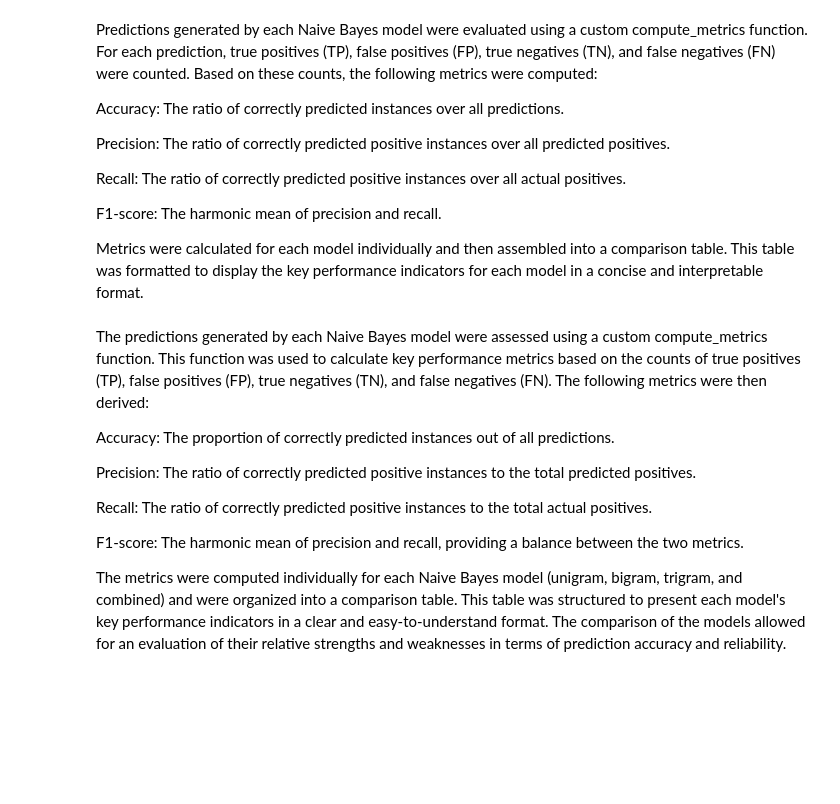
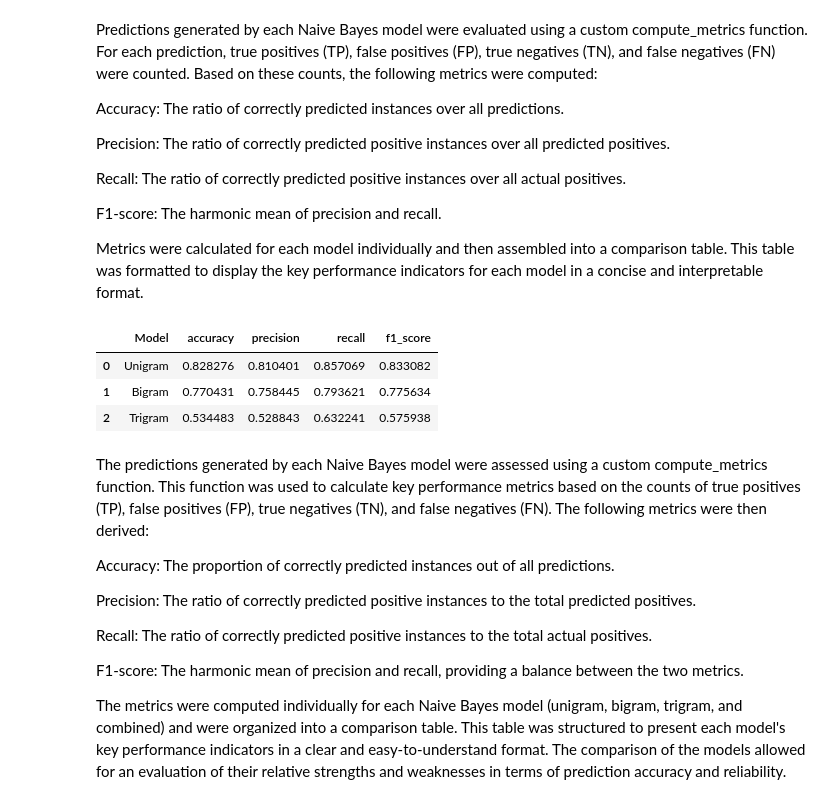
Before and after one commit to zeynepcetin589/ML_Assignment3, a Jupyter notebook: pa3.ipynb, the cells around one changed output. Cells and saved outputs as stored; diff of their text form; code cells hidden in the pictures; blank space fills up the shorter version.

```diff
--- a/pa3.ipynb
+++ b/pa3.ipynb
@@ -322,11 +341,6 @@ class NaiveBayesClassifier:
                 tokens = remove_stopwords_from_bigrams(tokenize(text, 2))
             elif self.n_gram == 3:
                 tokens = remove_stopwords_from_trigrams(tokenize(text, 3))
-            elif self.n_gram == "combined":
-                uni = remove_stopwords(tokenize(text, 1))
-                bi = remove_stopwords_from_bigrams(tokenize(text, 2))
-                tri = remove_stopwords_from_trigrams(tokenize(text, 3))
-                tokens = uni + bi + tri
             else:
                 tokens = tokenize(text, self.n_gram)
 
@@ -347,16 +361,6 @@ class NaiveBayesClassifier:
         elif self.n_gram == 3:
             title_tokens = remove_stopwords_from_trigrams(tokenize(title, 3))
             content_tokens = remove_stopwords_from_trigrams(tokenize(content, 3))
-        elif self.n_gram == "combined":
-            title_tokens = (
-                remove_stopwords(tokenize(title, 1)) +
-                remove_stopwords_from_bigrams(tokenize(title, 2))
-            )
-            content_tokens = (
-            remove_stopwords(tokenize(content, 1)) +
-            remove_stopwords_from_bigrams(tokenize(content, 2)) +
-            remove_stopwords_from_trigrams(tokenize(content, 3))
-            )
         else:
             title_tokens = tokenize(title, self.n_gram)
             content_tokens = tokenize(content, self.n_gram)
@@ -388,13 +392,6 @@ class NaiveBayesClassifier:
         return max(class_scores, key=class_scores.get)
 
 
-# Pass known_tokens
-nb_comb = NaiveBayesClassifier(n_gram="combined")
-nb_comb.known_tokens = known_tokens
-nb_comb.train(train_df['Combined'], train_df['Label'], train_df['Star'])
-
-
-
 #Training
 nb_unigram = NaiveBayesClassifier(n_gram=1)
 nb_bigram = NaiveBayesClassifier(n_gram=2)
@@ -421,15 +418,6 @@ test_df['pred_tri'] = test_df.apply(
     lambda row: nb_trigram.predict_with_weights(row['Title'], row['Content'], 0.6, 0.4),
     axis=1
 )
-
-# COMBINED (unigram + bigram + trigram) predictions
-nb_comb = NaiveBayesClassifier(n_gram="combined")
-nb_comb.train(train_df['Combined'], train_df['Label'], train_df['Star'])
-
-test_df['pred_comb'] = test_df.apply(
-    lambda row: nb_comb.predict_with_weights(row['Title'], row['Content'], 0.6, 0.4),
-    axis=1
-)
 # %% [markdown]
 Predictions generated by each Naive Bayes model were evaluated using a custom compute_metrics function. For each prediction, true positives (TP), false positives (FP), true negatives (TN), and false negatives (FN) were counted. Based on these counts, the following metrics were computed:
 
@@ -458,36 +446,39 @@ def compute_metrics(y_true, y_pred):
 
     accuracy = (TP + TN) / (TP + TN + FP + FN) if TP + TN + FP + FN > 0 else 0
     precision = TP / (TP + FP) if TP + FP > 0 else 0
     recall = TP / (TP + FN) if TP + FN > 0 else 0
     f1 = 2 / (1/precision + 1/recall) if precision + recall > 0 else 0
 
     return {
         "TP": TP, "TN": TN, "FP": FP, "FN": FN,
         "accuracy": accuracy,
         "precision": precision,
         "recall": recall,
         "f1_score": f1
     }
 
 
 
 # Compute metrics separately for each model
 metrics_uni = compute_metrics(test_df['Label'].tolist(), test_df['pred_uni'].tolist())
 metrics_bi = compute_metrics(test_df['Label'].tolist(), test_df['pred_bi'].tolist())
 metrics_tri = compute_metrics(test_df['Label'].tolist(), test_df['pred_tri'].tolist())
-metrics_comb = compute_metrics(test_df['Label'].tolist(), test_df['pred_comb'].tolist())
 
 # Create a clean comparison table
 results_df = pd.DataFrame([
     {"Model": "Unigram", **metrics_uni},
     {"Model": "Bigram", **metrics_bi},
-    {"Model": "Trigram", **metrics_tri},
-    {"Model": "Combined", **metrics_comb}
+    {"Model": "Trigram", **metrics_tri}
 ])
 
 # Show comparison
 results_df = results_df[["Model", "accuracy", "precision", "recall", "f1_score"]]
 results_df
+# %% [output]
+|  | Model | accuracy | precision | recall | f1_score |
+| 0 | Unigram | 0.828276 | 0.810401 | 0.857069 | 0.833082 |
+| 1 | Bigram | 0.770431 | 0.758445 | 0.793621 | 0.775634 |
+| 2 | Trigram | 0.534483 | 0.528843 | 0.632241 | 0.575938 |
 # %% [markdown]
 The predictions generated by each Naive Bayes model were assessed using a custom compute_metrics function. This function was used to calculate key performance metrics based on the counts of true positives (TP), false positives (FP), true negatives (TN), and false negatives (FN). The following metrics were then derived:
 
```
Also changed, not shown: parts of 19 cells of this notebook.
